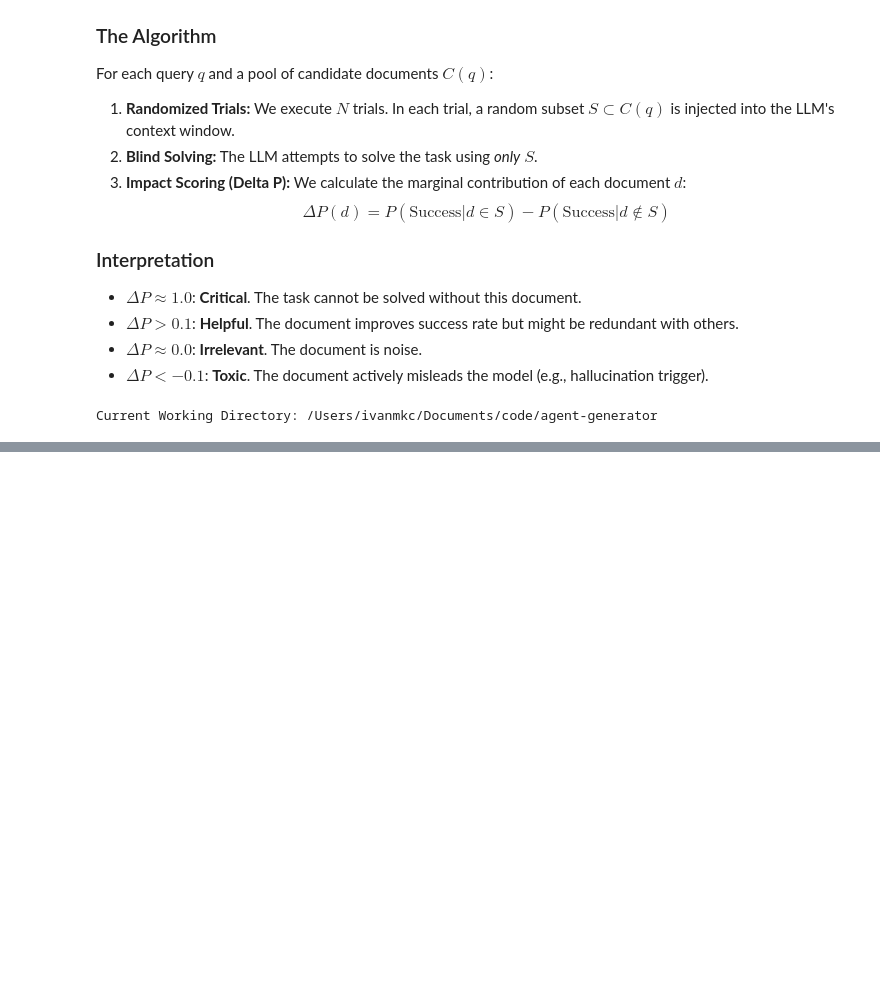
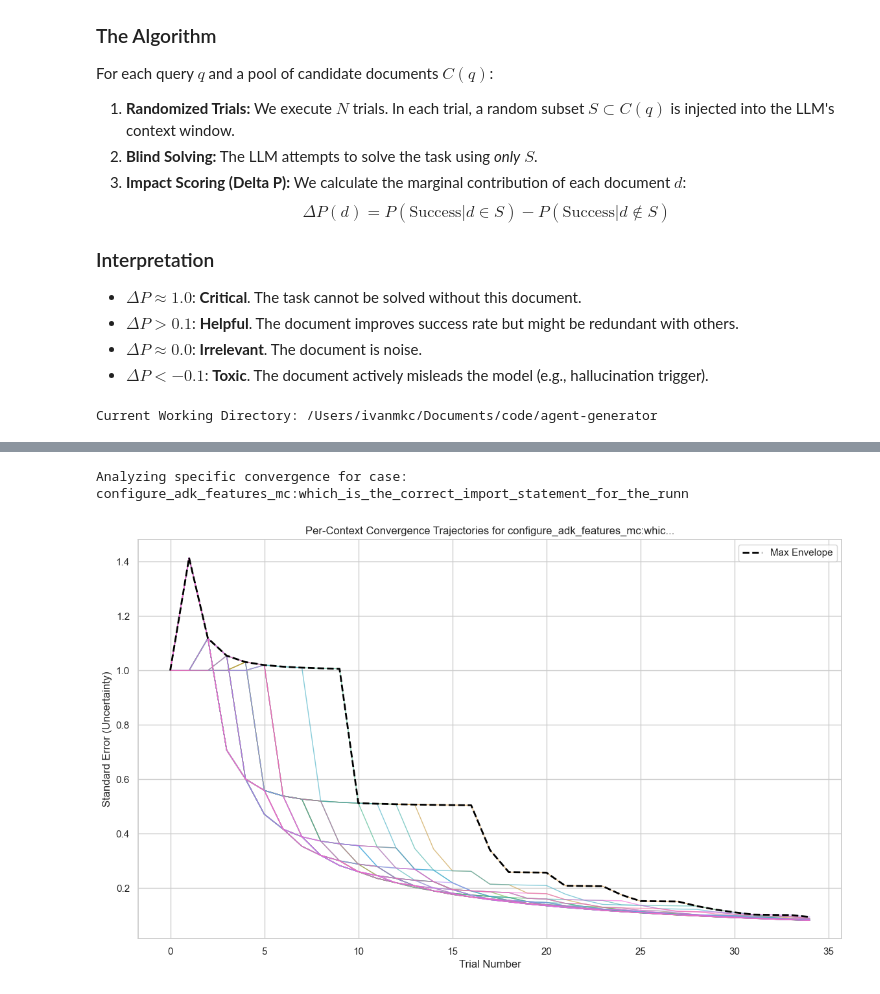
Before and after one commit to ivanmkc/agent-generator, a Jupyter notebook: notebooks/report/analysis_report.ipynb, the cells around one changed output, grey strips where cells are left out. Drawn from its saved outputs; the diff is of its cells as text; code cells hidden in the pictures; blank space fills up the shorter version.

```diff
--- a/notebooks/report/analysis_report.ipynb
+++ b/notebooks/report/analysis_report.ipynb
@@ -153,0 +149,37 @@ if convergence_traces:
+# %%
+# Select the first case found in logs
+if convergence_events:
+    example_case_id = convergence_events[0]['case_id']
+    print(f"Analyzing specific convergence for case: {example_case_id}")
+
+    # Extract SE history for this case
+    se_history = []
+    for e in convergence_events:
+        if e['case_id'] == example_case_id:
+            # Strict check: se_map is guaranteed by Pydantic model
+            if 'se_map' in e:
+                for fqn, se in e['se_map'].items():
+                    se_history.append({
+                        'trial': e['trial_index'],
+                        'fqn': fqn,
+                        'standard_error': se
+                    })
+
+    se_df = pd.DataFrame(se_history)
+
+    if not se_df.empty:
+        plt.figure(figsize=(14, 8))
+        sns.lineplot(data=se_df, x='trial', y='standard_error', hue='fqn', legend=False, alpha=0.6, linewidth=1)
+
+        # Highlight the max envelope
+        max_se_per_trial = se_df.groupby('trial')['standard_error'].max()
+        plt.plot(max_se_per_trial.index, max_se_per_trial.values, color='black', linestyle='--', linewidth=2, label='Max Envelope')
+
+        plt.title(f'Per-Context Convergence Trajectories for {example_case_id[:30]}...')
+        plt.ylabel('Standard Error (Uncertainty)')
+        plt.xlabel('Trial Number')
+        plt.legend()
+        plt.show()
+# %% [output]
+Analyzing specific convergence for case: configure_adk_features_mc:which_is_the_correct_import_statement_for_the_runn
+[figure, added]
```
Also changed, not shown: parts of 15 cells of this notebook, 1 other file.
